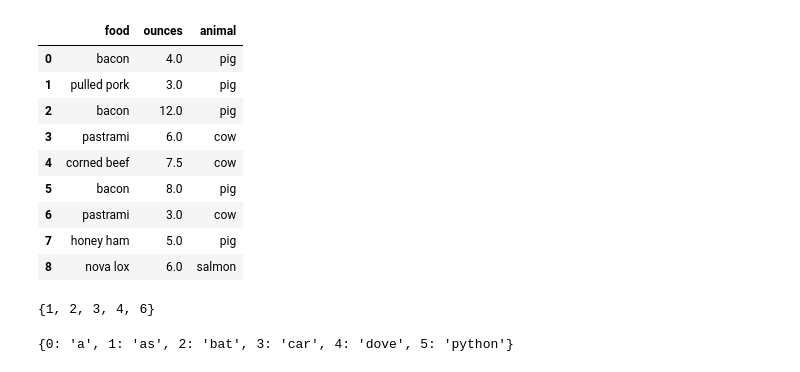
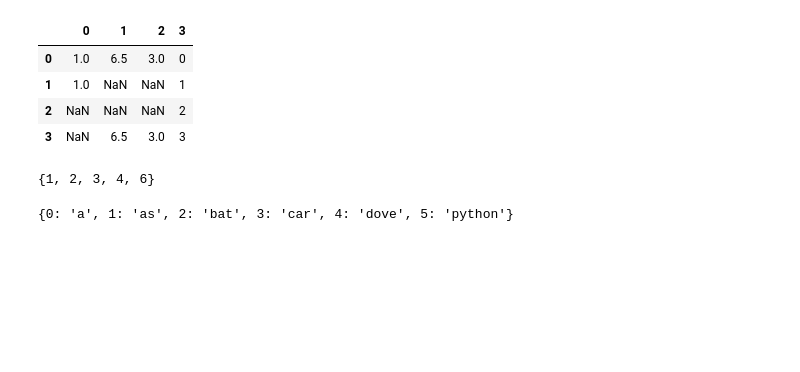
Before and after one commit to juandazapatac/pydata-book-notes, a Jupyter notebook: just_some_scripts.ipynb, the cells around one changed output. Cells and saved outputs as stored; diff of their text form; code cells hidden in the pictures; blank space fills up the shorter version.

```diff
--- a/just_some_scripts.ipynb
+++ b/just_some_scripts.ipynb
@@ -1,29 +0,0 @@
-# %%
-import pandas as pd
-import numpy as np
-
-data = pd.DataFrame({"food": ["bacon", "pulled pork", "bacon",
-                               "Pastrami", "corned beef", "Bacon",
-                         "pastrami", "honey ham", "nova lox"],
-                  "ounces": [4, 3, 12, 6, 7.5, 8, 3, 5, 6]})
-meat_to_animal = {
-  "bacon": "pig",
-  "pulled pork": "pig",
-  "pastrami": "cow",
-  "corned beef": "cow",
-  "honey ham": "pig",
-  "nova lox": "salmon"
-}
-data["animal"]=data["food"].map(lambda x:meat_to_animal[x.lower()])
-data
-# %% [output]
-|  | food | ounces | animal |
-| 0 | bacon | 4.0 | pig |
-| 1 | pulled pork | 3.0 | pig |
-| 2 | bacon | 12.0 | pig |
-| 3 | pastrami | 6.0 | cow |
-| 4 | corned beef | 7.5 | cow |
-| 5 | bacon | 8.0 | pig |
-| 6 | pastrami | 3.0 | cow |
-| 7 | honey ham | 5.0 | pig |
-| 8 | nova lox | 6.0 | salmon |
@@ -30,3 +4,13 @@ data
+# %%
+data = pd.DataFrame([[1., 6.5, 3.], [1., np.nan, np.nan], [np.nan, np.nan, np.nan], [np.nan, 6.5, 3.]])
+data["3"]=pd.Series(list(np.arange(4)))
+data
+# %% [output]
+|  | 0 | 1 | 2 | 3 |
+| 0 | 1.0 | 6.5 | 3.0 | 0 |
+| 1 | 1.0 | NaN | NaN | 1 |
+| 2 | NaN | NaN | NaN | 2 |
+| 3 | NaN | 6.5 | 3.0 | 3 |
 # %%
 strings = ["a", "as", "bat", "car", "dove", "python"]
 # %%
```
Also changed, not shown: parts of 1 cell of this notebook, 2 other files.
